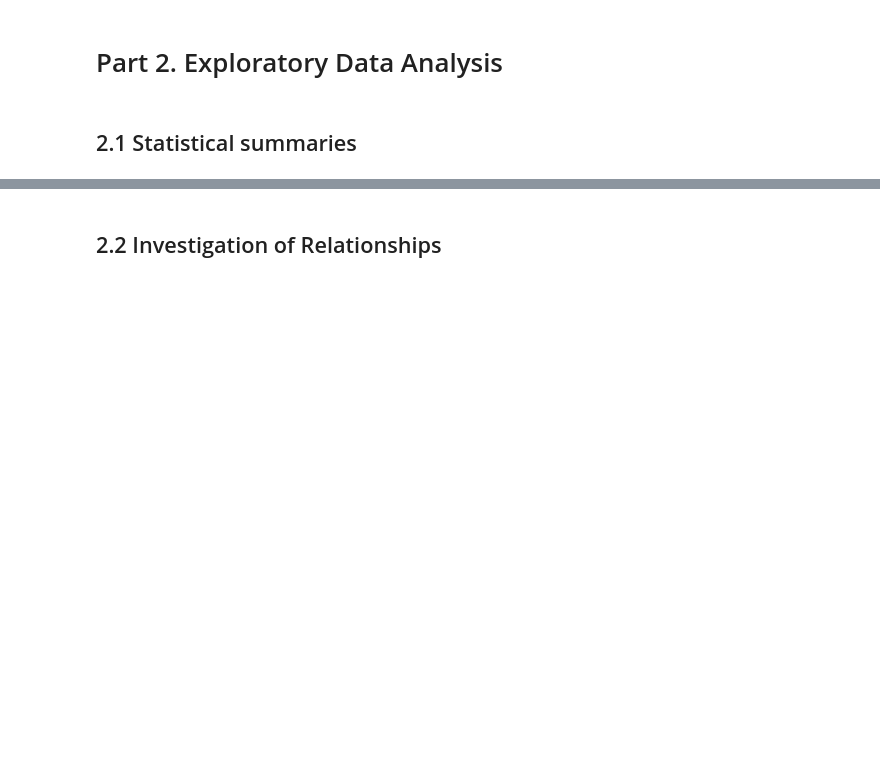
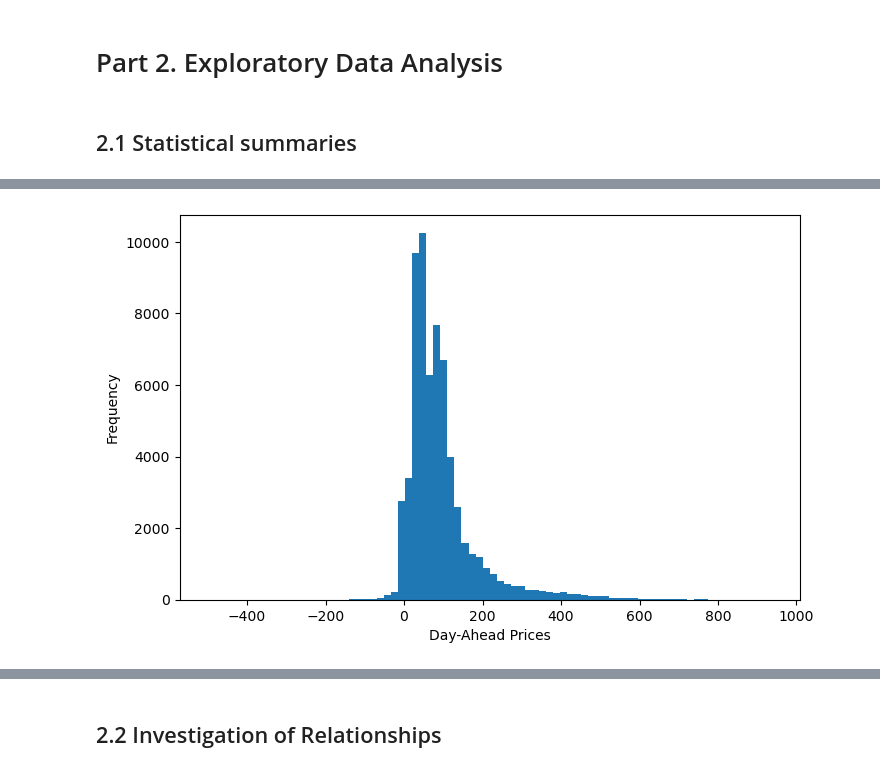
Before and after one commit to vlkkvl/ds_project, a Jupyter notebook: draft_project.ipynb, the cells around one changed output, grey strips where cells are left out. Saved outputs shown, nothing was run; the diff lists cells and outputs as text; code cells hidden in the pictures; blank space fills up the shorter version.

```diff
--- a/draft_project.ipynb
+++ b/draft_project.ipynb
@@ -146,2 +168,16 @@ df.head()
 # %% [markdown]
 > Note: Zero values are actual legitimate values that represent no production (e.g. no solar energy production during the night).
+# %%
+for col in ["Solar", "Wind_Onshore", "Wind_Offshore"]:
+    df[col] = (
+        df[col]
+        .interpolate(method="time", limit=3)
+        .clip(lower=0)
+    )
+
+solar_wind_missing = df['Solar'].isna().sum() + df['Wind_Offshore'].isna().sum() + df['Wind_Onshore'].isna().sum()
+
+if solar_wind_missing == 0:
+    print("Solar/wind forecast has no missing values.")
+else:
+    print("Solar/wind has missing values.")
@@ -147,0 +188,2 @@ df.head()
+# %%
+df = df.dropna(subset=["Price_DayAhead"])
@@ -151,0 +224,10 @@ df.head()
+# %%
+import matplotlib.pyplot as plt
+
+plt.figure(figsize=(8, 5))
+plt.hist(df["Price_DayAhead"], bins=80)
+plt.xlabel("Day-Ahead Prices")
+plt.ylabel("Frequency")
+plt.show()
+# %% [output]
+[figure, added]
```
Also changed, not shown: parts of 36 cells of this notebook, 4 other files.
